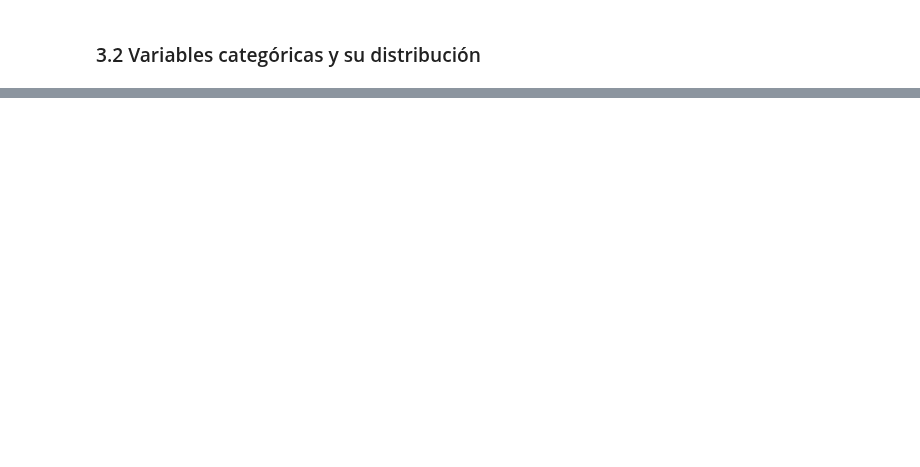
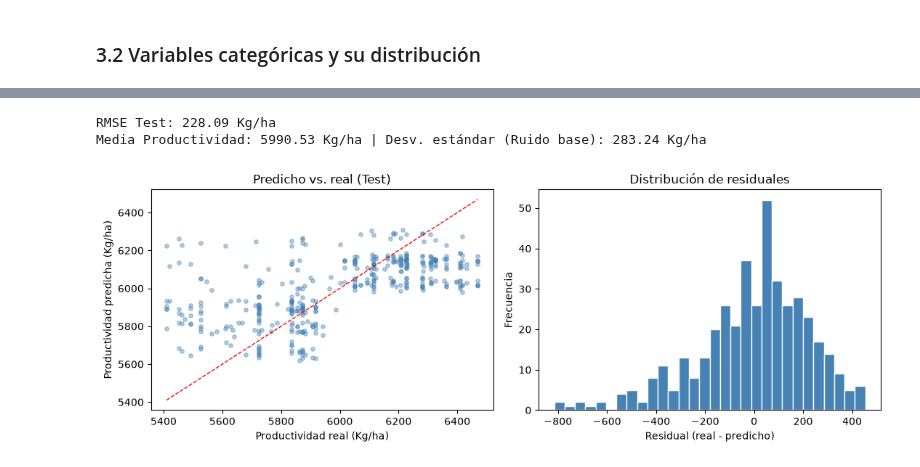
Before and after one commit to SalomonAvila/MachineLearning, a Jupyter notebook: Taller01 - Entregable/Taller1_Punto1_Regresion_lineal.ipynb, the cells around one changed output, grey strips where cells are left out. Cells and saved outputs as stored; diff of their text form; code cells hidden in the pictures; blank space fills up the shorter version.

```diff
--- a/Taller01 - Entregable/Taller1_Punto1_Regresion_lineal.ipynb
+++ b/Taller01 - Entregable/Taller1_Punto1_Regresion_lineal.ipynb
@@ -256,10 +338,10 @@ base_numeric = [
     "Max temp_D61_D90", "Min temp_D91_D120", "Max temp_D91_D120", "Inst Wind Speed_D1_D30(in Knots)",
     "Inst Wind Speed_D31_D60(in Knots)", "Inst Wind Speed_D61_D90(in Knots)", "Inst Wind Speed_D91_D120(in Knots)",
     "Relative Humidity_D1_D30", "Relative Humidity_D31_D60", "Relative Humidity_D61_D90",
-    "Relative Humidity_D91_D120",
+    "Relative Humidity_D91_D120"
 ]
+
 dummy_cols = list(df_dummies.columns)
-wind_trig_cols = [c for c in df.columns if c.endswith("_sin") or c.endswith("_cos")]
 key_poly_cols = ["30DRain( in mm)", "Min temp_D1_D30", "Relative Humidity_D1_D30"]
 
 target = "Productividad"
@@ -272,10 +354,12 @@ def make_design(cols, poly_cols=None):
     Xtr = train_df[cols].values.astype(float)
     Xval = val_df[cols].values.astype(float)
     Xtest = test_df[cols].values.astype(float)
+    # Añadir términos polinómicos de grado 2
     if poly_cols:
         Xtr = np.hstack([Xtr, train_df[poly_cols].values.astype(float) ** 2])
         Xval = np.hstack([Xval, val_df[poly_cols].values.astype(float) ** 2])
         Xtest = np.hstack([Xtest, test_df[poly_cols].values.astype(float) ** 2])
+
     Xtr_s, mu, sigma = standardize(Xtr)
     Xval_s, _, _ = standardize(Xval, mu, sigma)
     Xtest_s, _, _ = standardize(Xtest, mu, sigma)
@@ -284,22 +368,22 @@ def make_design(cols, poly_cols=None):
 ALPHA, EPOCHS = 0.05, 3000
 results = []
 
-# Modelo A: numéricas
+# Modelo A: Sólo numéricas
 Xtr_A, Xval_A, Xtest_A = make_design(base_numeric)
 theta_A, _ = fit_model(Xtr_A, y_train, alpha=ALPHA, epochs=EPOCHS, lam=0.0)
-results.append(["A: numéricas", 0.0, rmse(theta_A, Xtr_A, y_train), rmse(theta_A, Xval_A, y_val), r2_score(theta_A, Xval_A, y_val)])
+results.append(["A: Numéricas", 0.0, rmse(theta_A, Xtr_A, y_train), rmse(theta_A, Xval_A, y_val)])
 
-# Modelo B: + categóricas
+# Modelo B: Añadir Dummies (Agriblock, Variety, Soil Types, Nursery, Wind Direction)
 cols_B = base_numeric + dummy_cols
 Xtr_B, Xval_B, Xtest_B = make_design(cols_B)
 theta_B, _ = fit_model(Xtr_B, y_train, alpha=ALPHA, epochs=EPOCHS, lam=0.0)
-results.append(["B: + categóricas", 0.0, rmse(theta_B, Xtr_B, y_train), rmse(theta_B, Xval_B, y_val), r2_score(theta_B, Xval_B, y_val)])
+results.append(["B: + Categóricas (Dummies)", 0.0, rmse(theta_B, Xtr_B, y_train), rmse(theta_B, Xval_B, y_val)])
 
-# Modelo C: + viento (sin/cos) + polinomios
-cols_C = base_numeric + dummy_cols + wind_trig_cols
+# Modelo C: Añadir términos polinómicos para ciertas variables
+cols_C = base_numeric + dummy_cols
 Xtr_C, Xval_C, Xtest_C = make_design(cols_C, poly_cols=key_poly_cols)
 theta_C, _ = fit_model(Xtr_C, y_train, alpha=ALPHA, epochs=EPOCHS, lam=0.0)
-results.append(["C: + viento + polinomios", 0.0, rmse(theta_C, Xtr_C, y_train), rmse(theta_C, Xval_C, y_val), r2_score(theta_C, Xval_C, y_val)])
+results.append(["C: + Polinomios", 0.0, rmse(theta_C, Xtr_C, y_train), rmse(theta_C, Xval_C, y_val)])
 
-results_df = pd.DataFrame(results, columns=["Modelo", "lambda", "RMSE train", "RMSE val", "R2 val"])
+results_df = pd.DataFrame(results, columns=["Modelo", "lambda", "RMSE train", "RMSE val"])
 results_df
@@ -310,14 +399,22 @@ Sobre la hipótesis del **Modelo C** (la más completa), se prueban distintas co
 # %%
 grid_results = []
-for alpha in [0.01, 0.05, 0.1]:
-    for lam in [0.0, 1.0, 10.0, 50.0, 100.0]:
+alphas = [0.0001, 0.0003, 0.001, 0.003, 0.01]
+lambdas = [0.0, 0.1, 1.0, 10.0, 50.0, 100.0]
+
+total_iters = len(alphas) * len(lambdas)
+current_iter = 0
+
+for alpha in alphas:
+    for lam in lambdas:
+        current_iter += 1
+
         theta_g, _ = fit_model(Xtr_C, y_train, alpha=alpha, epochs=EPOCHS, lam=lam)
+
         grid_results.append([
             alpha, lam,
             rmse(theta_g, Xtr_C, y_train),
-            rmse(theta_g, Xval_C, y_val),
-            r2_score(theta_g, Xval_C, y_val),
+            rmse(theta_g, Xval_C, y_val)
         ])
 
-grid_df = pd.DataFrame(grid_results, columns=["alpha", "lambda", "RMSE train", "RMSE val", "R2 val"])
+grid_df = pd.DataFrame(grid_results, columns=["alpha", "lambda", "RMSE train", "RMSE val"])
 grid_df.sort_values("RMSE val").reset_index(drop=True)
@@ -354,26 +484,29 @@ El conjunto de test **no se ha usado hasta este punto** para ninguna decisión d
 # %%
 test_rmse = rmse(theta_D, Xtest_C, y_test)
-test_r2 = r2_score(theta_D, Xtest_C, y_test)
-print(f"RMSE test: {test_rmse:.2f} Kg/ha")
-print(f"R2 test:   {test_r2:.4f}")
-print(f"Media de Productividad: {df[target].mean():.2f} Kg/ha | Desv. estándar: {df[target].std():.2f} Kg/ha")
+print(f"RMSE Test: {test_rmse:.2f} Kg/ha")
+print(f"Media Productividad: {df[target].mean():.2f} Kg/ha | Desv. estándar (Ruido base): {df[target].std():.2f} Kg/ha")
+# %% [output]
+RMSE Test: 228.09 Kg/ha
+Media Productividad: 5990.53 Kg/ha | Desv. estándar (Ruido base): 283.24 Kg/ha
 # %%
 y_pred_test = Xtest_C @ theta_D
 
 fig, axes = plt.subplots(1, 2, figsize=(11,4))
 
 axes[0].scatter(y_test, y_pred_test, alpha=0.4, s=15, color="steelblue")
 lims = [min(y_test.min(), y_pred_test.min()), max(y_test.max(), y_pred_test.max())]
 axes[0].plot(lims, lims, color="red", linestyle="--", linewidth=1)
 axes[0].set_xlabel("Productividad real (Kg/ha)")
 axes[0].set_ylabel("Productividad predicha (Kg/ha)")
-axes[0].set_title("Predicho vs. real (test)")
+axes[0].set_title("Predicho vs. real (Test)")
 
 residuals = (y_test - y_pred_test).ravel()
 axes[1].hist(residuals, bins=30, color="steelblue", edgecolor="white")
 axes[1].set_xlabel("Residual (real - predicho)")
 axes[1].set_ylabel("Frecuencia")
-axes[1].set_title("Distribución de residuales (test)")
+axes[1].set_title("Distribución de residuales")
 
 plt.tight_layout()
 plt.show()
+# %% [output]
+[figure, added]
```
Also changed, not shown: parts of 49 cells of this notebook.
